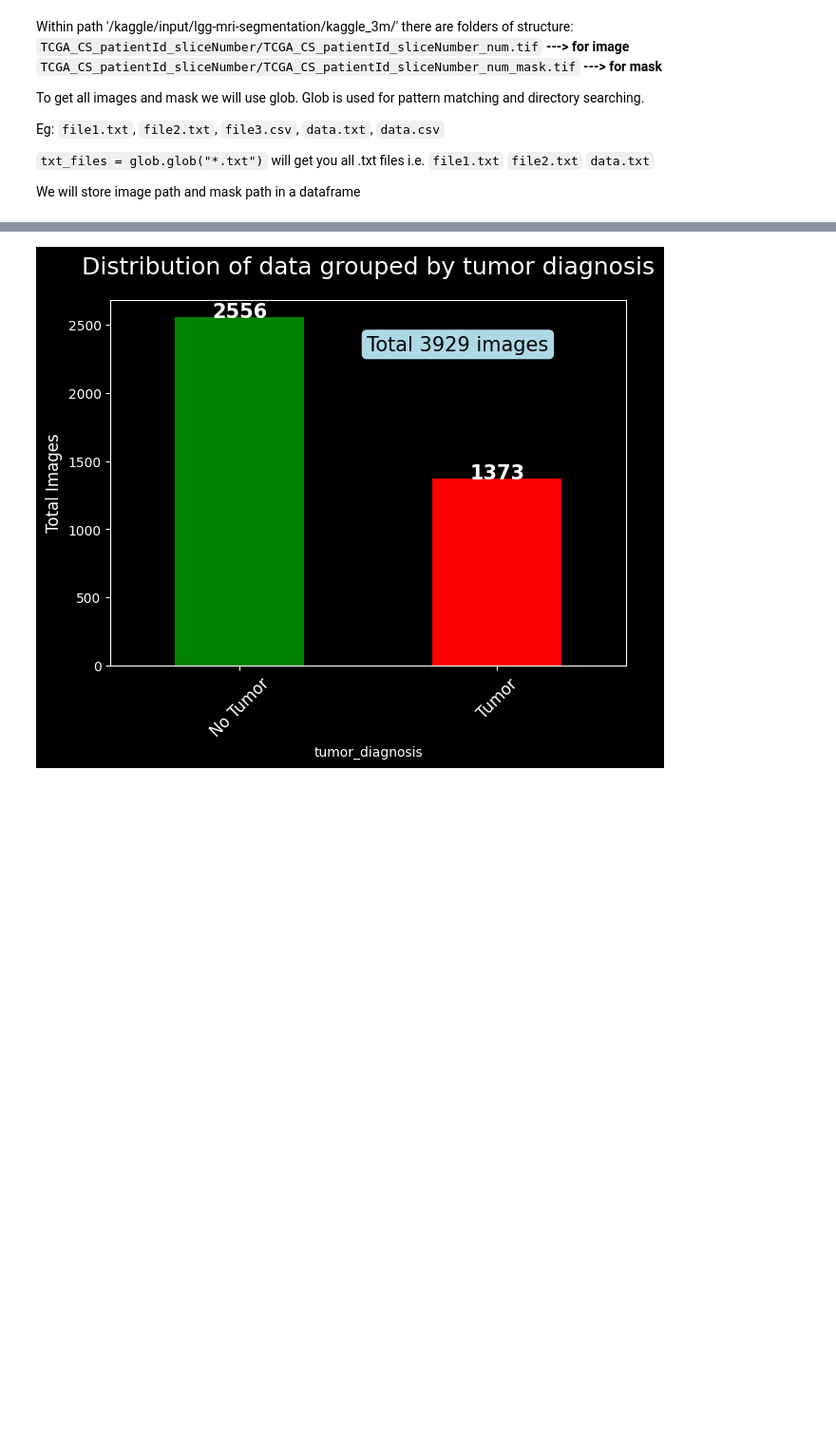
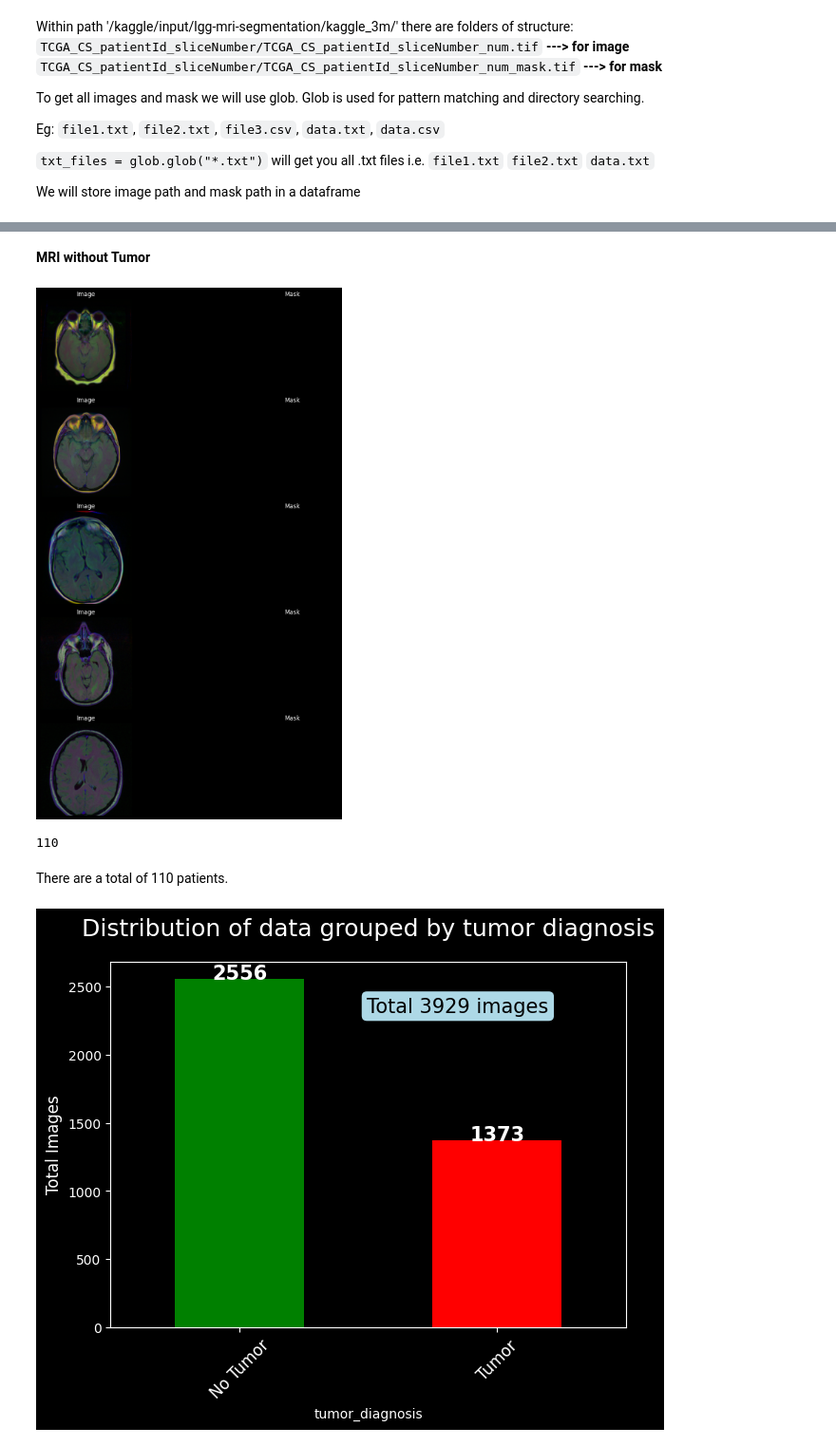
Before and after one commit to rupeshghimire7/BrainMRI_TumorSegmentation, a Jupyter notebook: UNet-image-segmentation.ipynb, the cells around one changed output, grey strips where cells are left out. Shown at 95% size. Cells and saved outputs as stored; diff of their text form; code cells hidden in the pictures; blank space fills up the shorter version.

```diff
--- a/UNet-image-segmentation.ipynb
+++ b/UNet-image-segmentation.ipynb
@@ -113,3 +127,16 @@ plot_samples()
+# %% [markdown]
+**MRI without Tumor**
+# %%
+# MRI without Tumor
+plot_samples(False)
+# %% [output]
+[figure, added]
+# %%
+df['patient_id'].nunique()
+# %% [output]
+110
+# %% [markdown]
+There are a total of 110 patients.
 # %%
 # Data for the bar graph
 diagnosis_counts = df['tumor_diagnosis'].value_counts()
```
Also changed, not shown: parts of 24 cells of this notebook.
